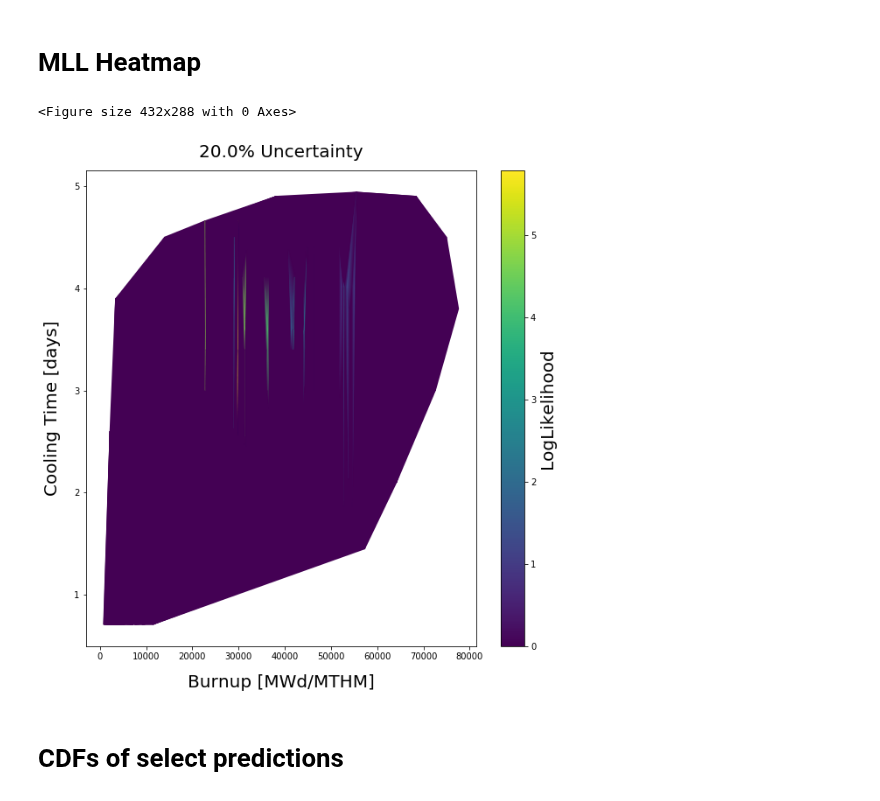
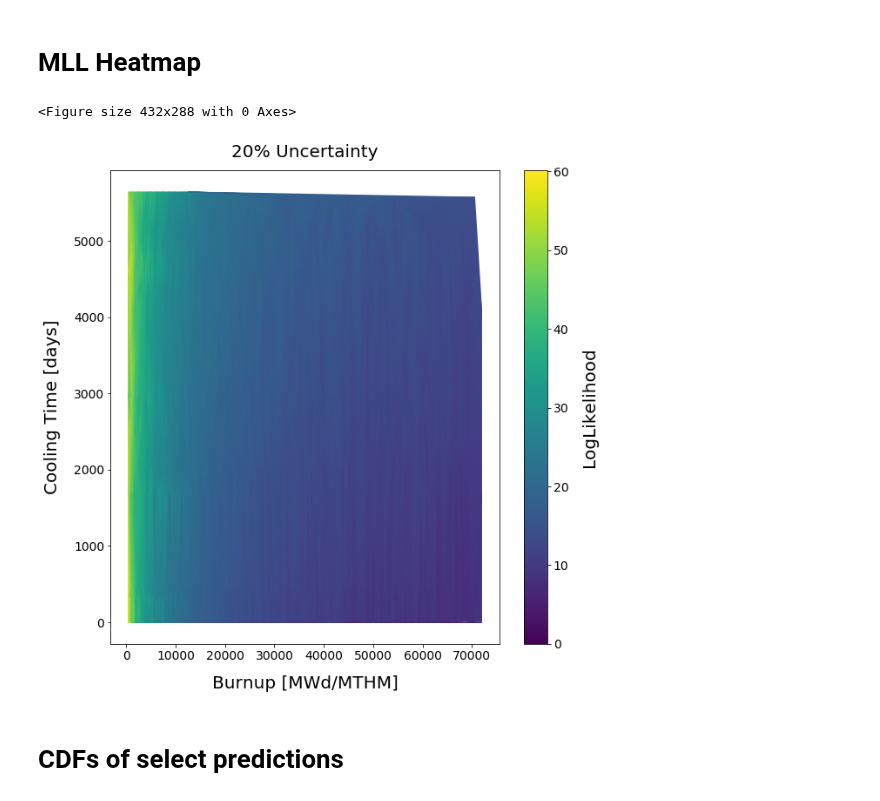
Before and after one commit to opotowsky/like-me-fuel, a Jupyter notebook: jupyter_notebooks/htc_mll_results.ipynb, the cells around one changed output. Cells and saved outputs as stored; diff of their text form; code cells hidden in the pictures.

Commit message:
small updates to heatmaps

```diff
--- a/jupyter_notebooks/htc_mll_results.ipynb
+++ b/jupyter_notebooks/htc_mll_results.ipynb
@@ -68,31 +68,29 @@ def plot_heatmap(i, dfname):
     norm = Normalize(vmin=vmin, vmax=vmax, clip=True)
 
     x = df['Burnup']
-    y = df['Enrichment']#['CoolingTime']
+    y = df['CoolingTime']#['Enrichment']
     triang = tri.Triangulation(x, y)
     z = df['MaxLogLL']
 
     surf = ax.tripcolor(triang, z, norm=norm, cmap=cm.viridis, shading='gouraud')
-    # Other potential args: edgecolor='none', linewidth=0, antialiased=False
 
-    ax.set_title(str(uncs[i]*100) + '% Uncertainty', fontsize=20, pad=15)
+    ax.set_title(str(int(uncs[i]*100)) + '% Uncertainty', fontsize=20, pad=15)
     ax.set_xlabel('Burnup [MWd/MTHM]', fontsize=20, labelpad=15)
     ax.set_ylabel('Cooling Time [days]', fontsize=20, labelpad=15)
-    #ax.set_xlim()
-    #ax.set_ylim()
 
     cbar = fig.colorbar(surf)
-    cbar.ax.set_ylabel('LogLikelihood', size=20) #labelpad=15
-    #ax.tick_params(labelsize=14)
+    cbar.ax.set_ylabel('LogLikelihood', size=20, labelpad=15)
+    ax.tick_params(labelsize=14)
+    cbar.ax.tick_params(labelsize=14)
     plt.show()
 
     dftitle = {'Tamu': 'tamuNoRatio', 'TamuRatio': 'tamuRatio', 'Sfco' : 'sfco'}
     fig.savefig('../plots/' + dftitle[dfname] + str(i) + '_unc' + str(uncs[i]) + '.png')
 # %%
-plot_heatmap(3, 'Sfco')
+plot_heatmap(3, 'TamuRatio')
 # %% [output]
 <Figure size 432x288 with 0 Axes>
-[figure, old version]
+[figure, new version]
 # %% [markdown]
 # CDFs of select predictions
 # %%
```
Also changed, not shown: parts of 2 cells of this notebook, 10 other files.
